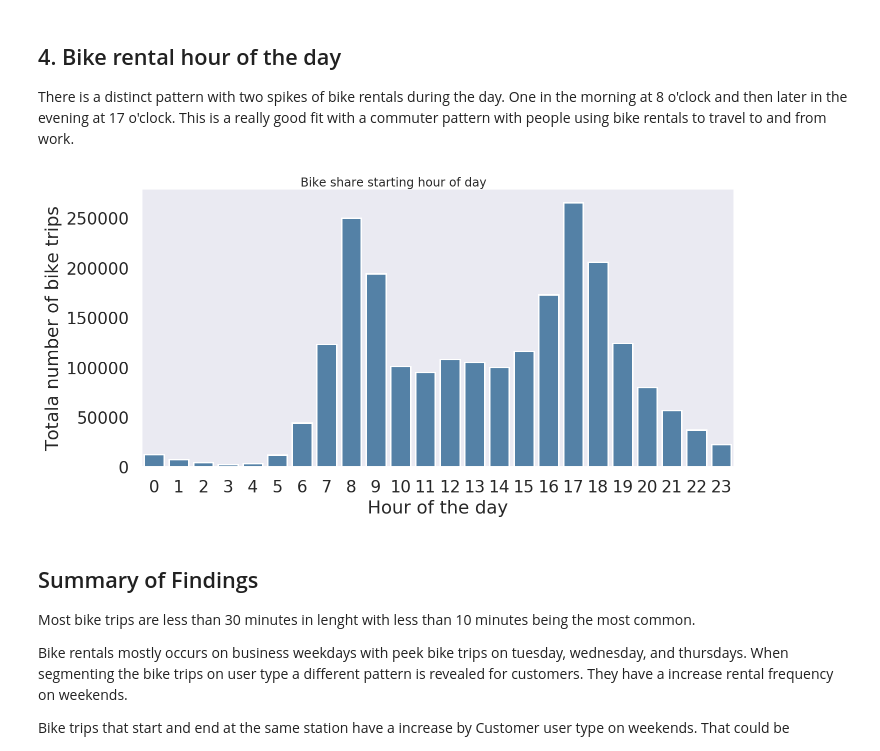
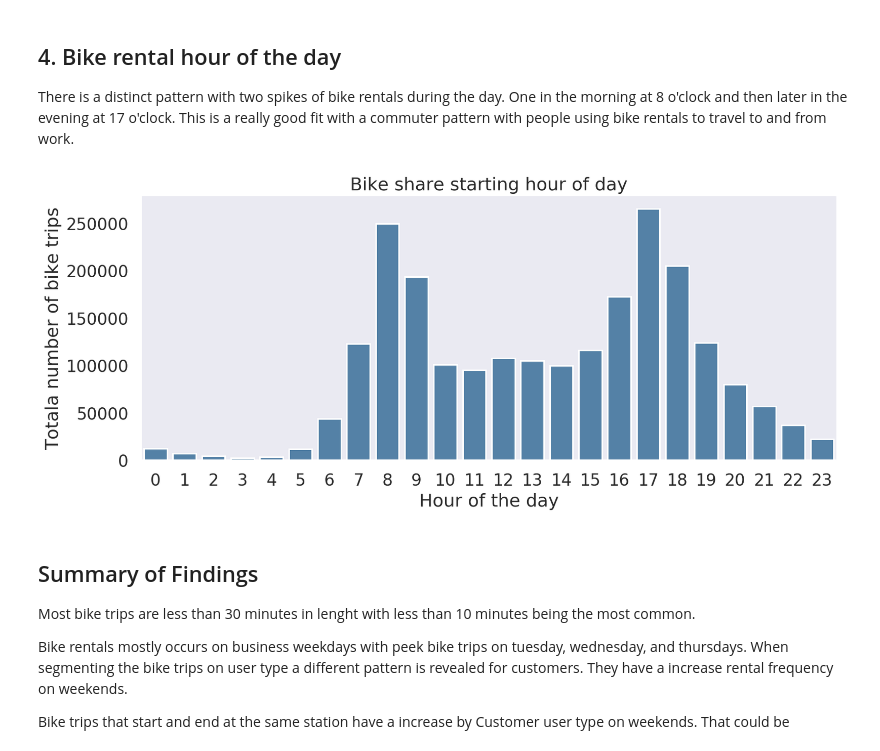
Before and after one commit to marcusholmgren/bikeshare-analysis, a Jupyter notebook: fordgobike-slide_deck.ipynb, the cells around one changed output. Cells and saved outputs as stored; diff of their text form; code cells hidden in the pictures.

Commit message:
refactor: explanatory data analysis code comments
add one new visualizations for the slide deck

```diff
--- a/fordgobike-slide_deck.ipynb
+++ b/fordgobike-slide_deck.ipynb
@@ -145,22 +169,27 @@ There is a distinct pattern with two spikes of bike rentals during the day.
 One in the morning at 8 o'clock and then later in the evening at 17 o'clock.
 This is a really good fit with a commuter pattern with people using bike rentals to travel to and from work.
 # %%
+# introduce new column with hour of start time
+# count occurrences within each hour
+# and draw a bar chart that is also saved to disk.
+
 bikeshare_df['hour'] = bikeshare_df.start_time.dt.hour
 
 g = sns.catplot(x='hour',
                 data=bikeshare_df,
                 kind='count',
                 color='steelblue',
-                aspect=2)
+                aspect=2.3)
 
-g.fig.suptitle('Bike share starting hour of day');
-g.set(xlabel='Hour of the day', ylabel='Totala number of bike trips')
+g.set(xlabel='Hour of the day',
+      ylabel='Totala number of bike trips',
+      title='Bike share starting hour of day')
 
 ensure_dir(IMAGES_DIR)
 plt.tight_layout()
 plt.savefig(os.path.join(IMAGES_DIR, 'bike_rental_hour_of_day.jpg'));
 # %% [output]
-[figure, old version]
+[figure, new version]
 # %% [markdown]
 ## Summary of Findings
 
```
Also changed, not shown: parts of 6 cells of this notebook, 3 other files.
